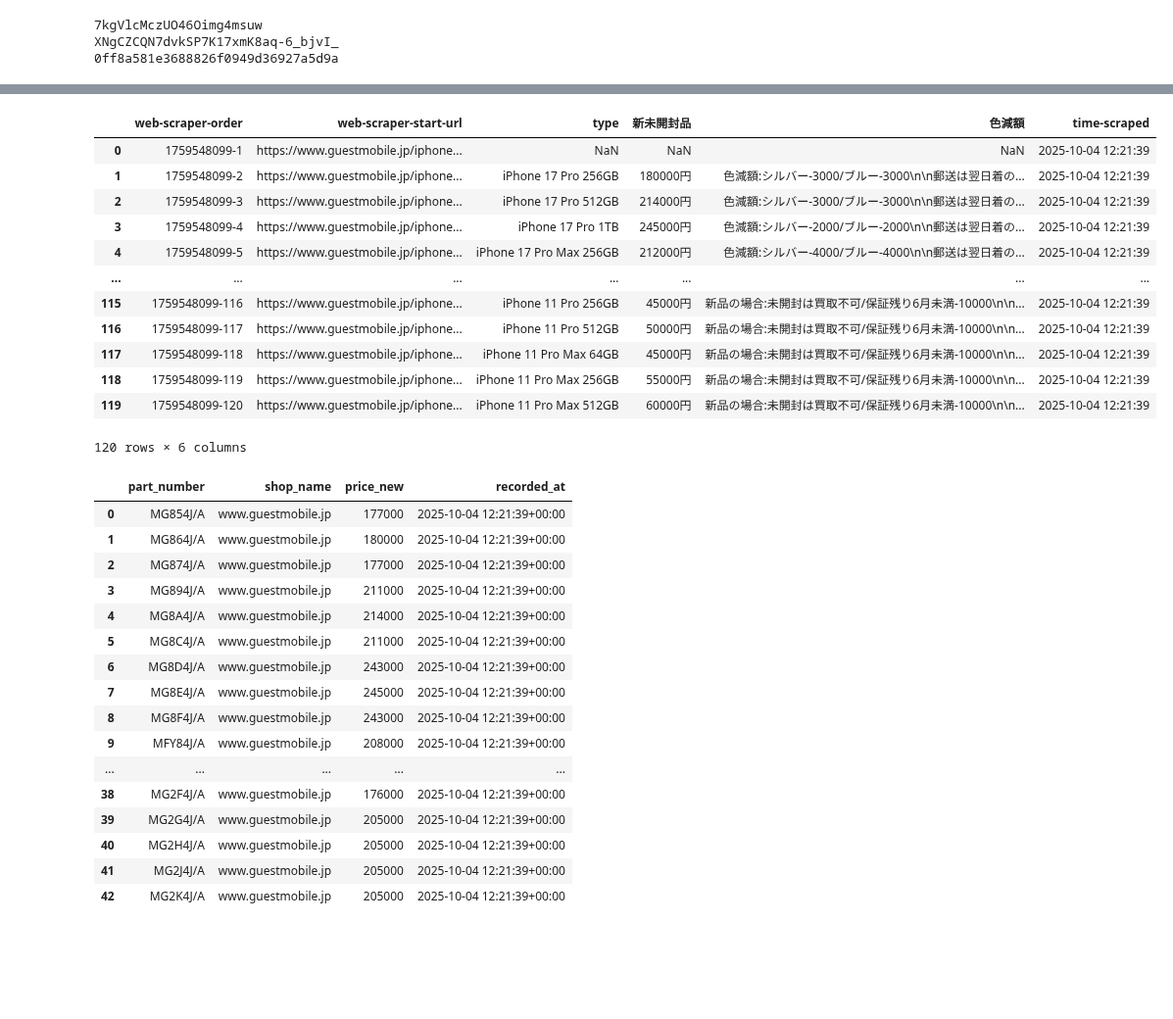
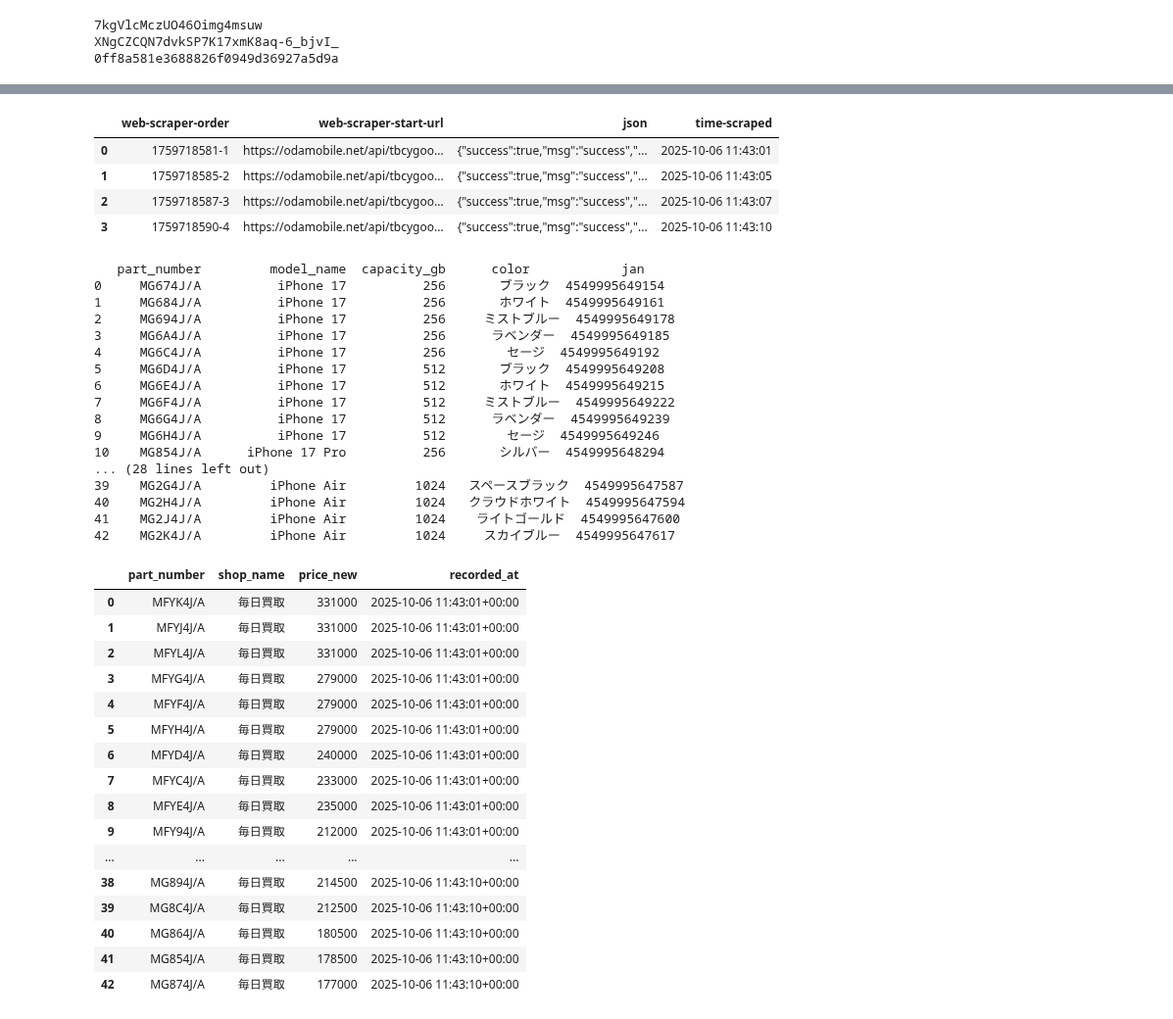
Before and after one commit to zhujiansamuel/YamagotiProjects, a Jupyter notebook: 代码验证.ipynb, the cells around one changed output, grey strips where cells are left out. Shown at 98% size. Cells and saved outputs as stored; diff of their text form; code cells hidden in the pictures; blank space fills up the shorter version.

```diff
--- a/代码验证.ipynb
+++ b/代码验证.ipynb
@@ -2753,38 +2904,47 @@ def clean_shop17(df: pd.DataFrame) -> pd.DataFrame:
 # %%
-df_17 = pd.read_csv("/Users/syu/PycharmProjects/YamagotiProjects/shop17.csv")
-df_17
+df_20 = pd.read_csv("/Users/syu/PycharmProjects/YamagotiProjects/shop20.csv")
+df_20
 # %% [output]
-|  | web-scraper-order | web-scraper-start-url | type | 新未開封品 | 色減額 | time-scraped |
-| 0 | 1759548099-1 | https://www.guestmobile.jp/iphone... | NaN | NaN | NaN | 2025-10-04 12:21:39 |
-| 1 | 1759548099-2 | https://www.guestmobile.jp/iphone... | iPhone 17 Pro 256GB | 180000円 | 色減額:シルバー-3000/ブルー-3000\n\n郵送は翌日着の... | 2025-10-04 12:21:39 |
-| 2 | 1759548099-3 | https://www.guestmobile.jp/iphone... | iPhone 17 Pro 512GB | 214000円 | 色減額:シルバー-3000/ブルー-3000\n\n郵送は翌日着の... | 2025-10-04 12:21:39 |
-| 3 | 1759548099-4 | https://www.guestmobile.jp/iphone... | iPhone 17 Pro 1TB | 245000円 | 色減額:シルバー-2000/ブルー-2000\n\n郵送は翌日着の... | 2025-10-04 12:21:39 |
-| 4 | 1759548099-5 | https://www.guestmobile.jp/iphone... | iPhone 17 Pro Max 256GB | 212000円 | 色減額:シルバー-4000/ブルー-4000\n\n郵送は翌日着の... | 2025-10-04 12:21:39 |
-| ... | ... | ... | ... | ... | ... | ... |
-| 115 | 1759548099-116 | https://www.guestmobile.jp/iphone... | iPhone 11 Pro 256GB | 45000円 | 新品の場合:未開封は買取不可/保証残り6月未満-10000\n\n... | 2025-10-04 12:21:39 |
-| 116 | 1759548099-117 | https://www.guestmobile.jp/iphone... | iPhone 11 Pro 512GB | 50000円 | 新品の場合:未開封は買取不可/保証残り6月未満-10000\n\n... | 2025-10-04 12:21:39 |
-| 117 | 1759548099-118 | https://www.guestmobile.jp/iphone... | iPhone 11 Pro Max 64GB | 45000円 | 新品の場合:未開封は買取不可/保証残り6月未満-10000\n\n... | 2025-10-04 12:21:39 |
-| 118 | 1759548099-119 | https://www.guestmobile.jp/iphone... | iPhone 11 Pro Max 256GB | 55000円 | 新品の場合:未開封は買取不可/保証残り6月未満-10000\n\n... | 2025-10-04 12:21:39 |
-| 119 | 1759548099-120 | https://www.guestmobile.jp/iphone... | iPhone 11 Pro Max 512GB | 60000円 | 新品の場合:未開封は買取不可/保証残り6月未満-10000\n\n... | 2025-10-04 12:21:39 |
+|  | web-scraper-order | web-scraper-start-url | json | time-scraped |
+| 0 | 1759718581-1 | https://odamobile.net/api/tbcygoo... | {"success":true,"msg":"success","... | 2025-10-06 11:43:01 |
+| 1 | 1759718585-2 | https://odamobile.net/api/tbcygoo... | {"success":true,"msg":"success","... | 2025-10-06 11:43:05 |
+| 2 | 1759718587-3 | https://odamobile.net/api/tbcygoo... | {"success":true,"msg":"success","... | 2025-10-06 11:43:07 |
+| 3 | 1759718590-4 | https://odamobile.net/api/tbcygoo... | {"success":true,"msg":"success","... | 2025-10-06 11:43:10 |
-120 rows × 6 columns
 # %%
-res = clean_shop17(df_17)
+res = clean_shop20(df_20)
 res
 # %% [output]
+   part_number         model_name  capacity_gb      color            jan
+0     MG674J/A          iPhone 17          256       ブラック  4549995649154
+1     MG684J/A          iPhone 17          256       ホワイト  4549995649161
+2     MG694J/A          iPhone 17          256     ミストブルー  4549995649178
+3     MG6A4J/A          iPhone 17          256      ラベンダー  4549995649185
+4     MG6C4J/A          iPhone 17          256        セージ  4549995649192
+5     MG6D4J/A          iPhone 17          512       ブラック  4549995649208
+6     MG6E4J/A          iPhone 17          512       ホワイト  4549995649215
+7     MG6F4J/A          iPhone 17          512     ミストブルー  4549995649222
+8     MG6G4J/A          iPhone 17          512      ラベンダー  4549995649239
+9     MG6H4J/A          iPhone 17          512        セージ  4549995649246
+10    MG854J/A      iPhone 17 Pro          256       シルバー  4549995648294
+... (28 lines left out)
+39    MG2G4J/A         iPhone Air         1024   スペースブラック  4549995647587
+40    MG2H4J/A         iPhone Air         1024   クラウドホワイト  4549995647594
+41    MG2J4J/A         iPhone Air         1024    ライトゴールド  4549995647600
+42    MG2K4J/A         iPhone Air         1024     スカイブルー  4549995647617
 |  | part_number | shop_name | price_new | recorded_at |
-| 0 | MG854J/A | www.guestmobile.jp | 177000 | 2025-10-04 12:21:39+00:00 |
-| 1 | MG864J/A | www.guestmobile.jp | 180000 | 2025-10-04 12:21:39+00:00 |
-| 2 | MG874J/A | www.guestmobile.jp | 177000 | 2025-10-04 12:21:39+00:00 |
-| 3 | MG894J/A | www.guestmobile.jp | 211000 | 2025-10-04 12:21:39+00:00 |
-| 4 | MG8A4J/A | www.guestmobile.jp | 214000 | 2025-10-04 12:21:39+00:00 |
-| 5 | MG8C4J/A | www.guestmobile.jp | 211000 | 2025-10-04 12:21:39+00:00 |
-| 6 | MG8D4J/A | www.guestmobile.jp | 243000 | 2025-10-04 12:21:39+00:00 |
-| 7 | MG8E4J/A | www.guestmobile.jp | 245000 | 2025-10-04 12:21:39+00:00 |
-| 8 | MG8F4J/A | www.guestmobile.jp | 243000 | 2025-10-04 12:21:39+00:00 |
-| 9 | MFY84J/A | www.guestmobile.jp | 208000 | 2025-10-04 12:21:39+00:00 |
+| 0 | MFYK4J/A | 毎日買取 | 331000 | 2025-10-06 11:43:01+00:00 |
+| 1 | MFYJ4J/A | 毎日買取 | 331000 | 2025-10-06 11:43:01+00:00 |
+| 2 | MFYL4J/A | 毎日買取 | 331000 | 2025-10-06 11:43:01+00:00 |
+| 3 | MFYG4J/A | 毎日買取 | 279000 | 2025-10-06 11:43:01+00:00 |
+| 4 | MFYF4J/A | 毎日買取 | 279000 | 2025-10-06 11:43:01+00:00 |
+| 5 | MFYH4J/A | 毎日買取 | 279000 | 2025-10-06 11:43:01+00:00 |
+| 6 | MFYD4J/A | 毎日買取 | 240000 | 2025-10-06 11:43:01+00:00 |
+| 7 | MFYC4J/A | 毎日買取 | 233000 | 2025-10-06 11:43:01+00:00 |
+| 8 | MFYE4J/A | 毎日買取 | 235000 | 2025-10-06 11:43:01+00:00 |
+| 9 | MFY94J/A | 毎日買取 | 212000 | 2025-10-06 11:43:01+00:00 |
 | ... | ... | ... | ... | ... |
-| 38 | MG2F4J/A | www.guestmobile.jp | 176000 | 2025-10-04 12:21:39+00:00 |
-| 39 | MG2G4J/A | www.guestmobile.jp | 205000 | 2025-10-04 12:21:39+00:00 |
-| 40 | MG2H4J/A | www.guestmobile.jp | 205000 | 2025-10-04 12:21:39+00:00 |
-| 41 | MG2J4J/A | www.guestmobile.jp | 205000 | 2025-10-04 12:21:39+00:00 |
-| 42 | MG2K4J/A | www.guestmobile.jp | 205000 | 2025-10-04 12:21:39+00:00 |
+| 38 | MG894J/A | 毎日買取 | 214500 | 2025-10-06 11:43:10+00:00 |
+| 39 | MG8C4J/A | 毎日買取 | 212500 | 2025-10-06 11:43:10+00:00 |
+| 40 | MG864J/A | 毎日買取 | 180500 | 2025-10-06 11:43:10+00:00 |
+| 41 | MG854J/A | 毎日買取 | 178500 | 2025-10-06 11:43:10+00:00 |
+| 42 | MG874J/A | 毎日買取 | 177000 | 2025-10-06 11:43:10+00:00 |
```
Also changed, not shown: parts of 1 cell of this notebook, 7 other files.
